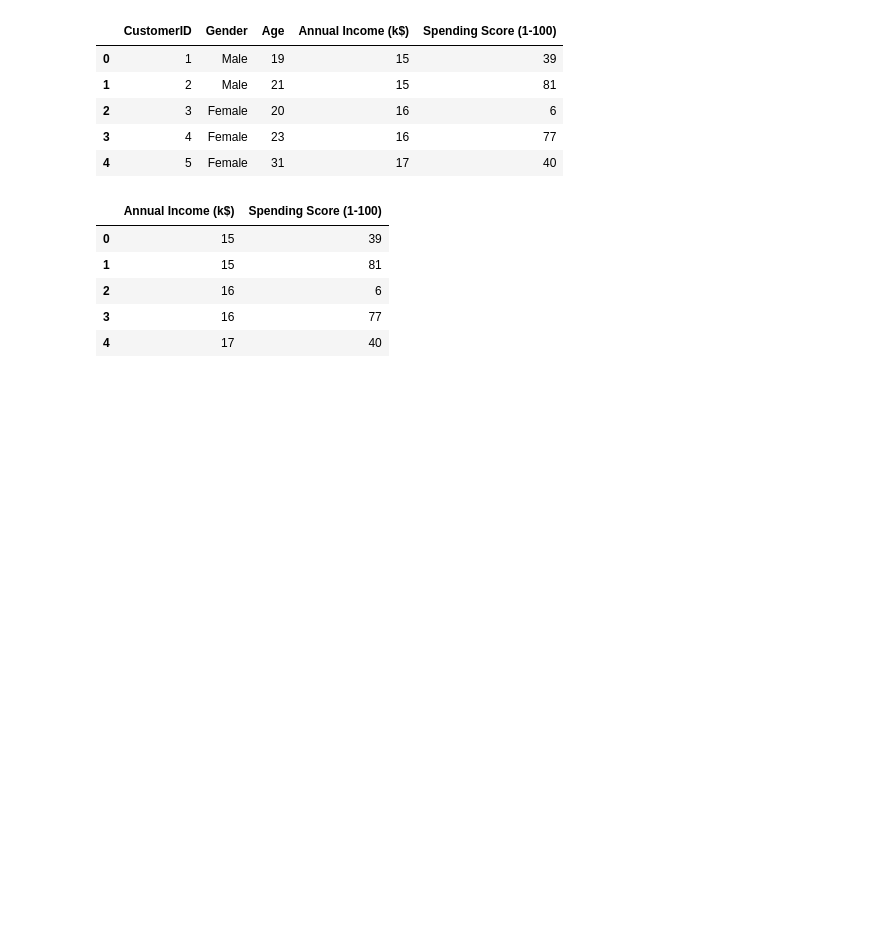
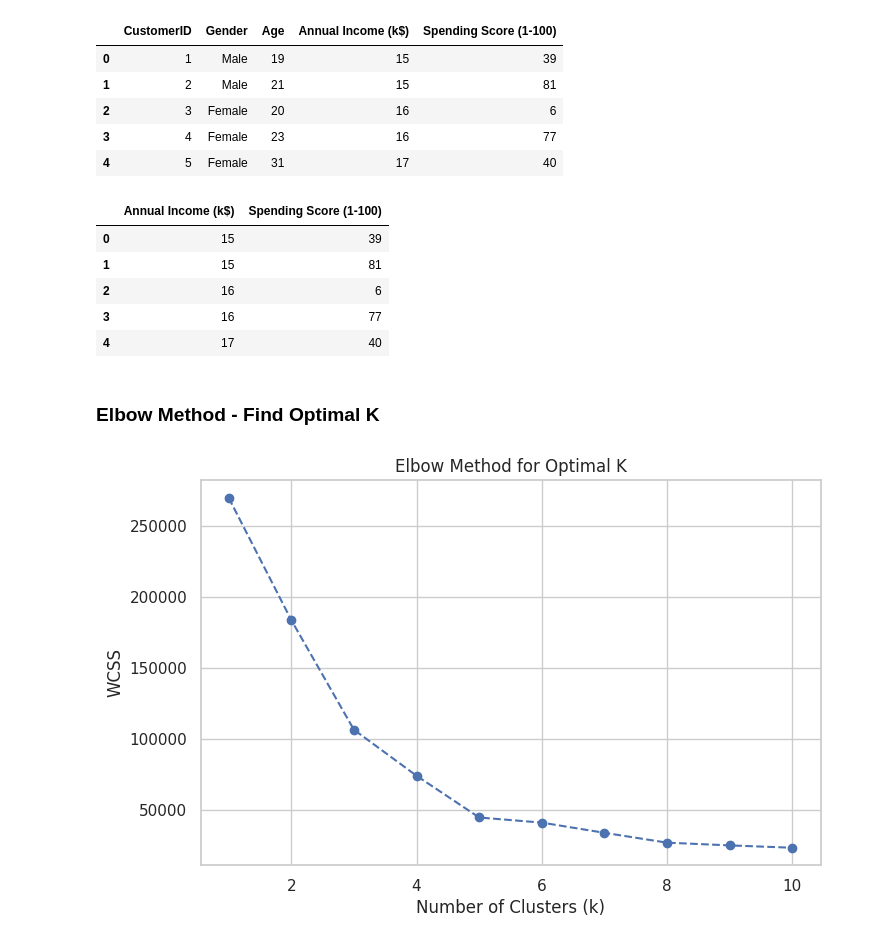
Before and after one commit to Yuval-Varke/Customer_Segmentation, a Jupyter notebook: Customer_Segmentation.ipynb, the cells around one changed output. Saved outputs shown, nothing was run; the diff lists cells and outputs as text; code cells hidden in the pictures; blank space fills up the shorter version.

Commit message:
Used Elbow method to find the optimal value of K

```diff
--- a/Customer_Segmentation.ipynb
+++ b/Customer_Segmentation.ipynb
@@ -45,3 +45,22 @@ X.head()
 | 2 | 16 | 6 |
 | 3 | 16 | 77 |
 | 4 | 17 | 40 |
+# %% [markdown]
+### Elbow Method - Find Optimal K
+# %%
+wcss = []
+
+for k in range(1, 11):
+    kmeans = KMeans(n_clusters=k, init="k-means++", random_state=42)
+    kmeans.fit(X)
+    wcss.append(kmeans.inertia_)
+# %%
+# Plot Elbow Curve
+plt.figure(figsize=(8,5))
+plt.plot(range(1, 11), wcss, marker='o', linestyle='--')
+plt.title("Elbow Method for Optimal K")
+plt.xlabel("Number of Clusters (k)")
+plt.ylabel("WCSS")
+plt.show()
+# %% [output]
+[figure, added]
```
